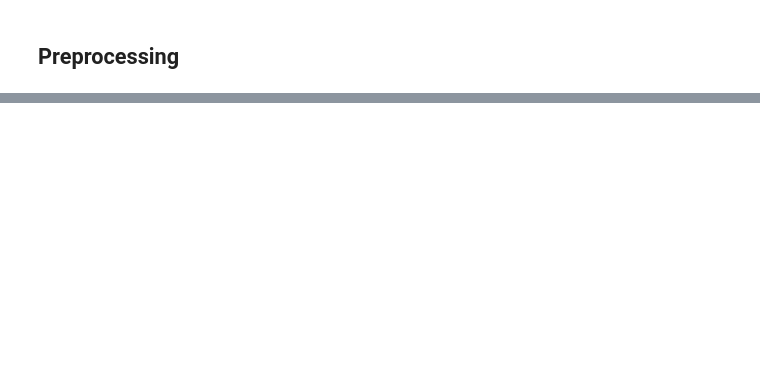
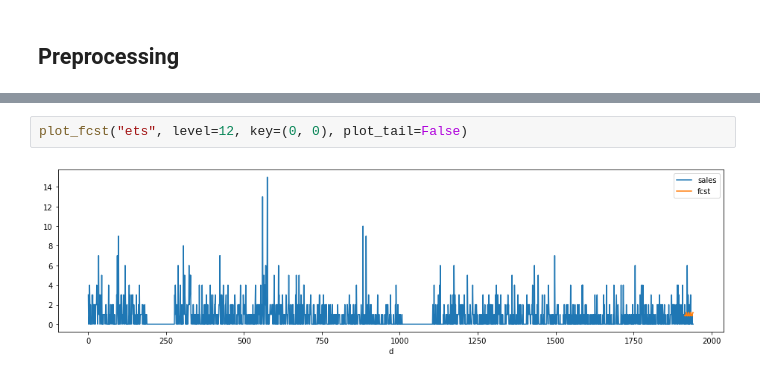
Before and after one commit to coldwhitewinters/m5-forecasting, a Jupyter notebook: notebooks/main.ipynb, the cells around one changed output, grey strips where cells are left out. Saved outputs shown, nothing was run; the diff lists cells and outputs as text; blank space fills up the shorter version.

```diff
--- a/notebooks/main.ipynb
+++ b/notebooks/main.ipynb
@@ -58,0 +124,4 @@ plot_fcst(cfg.DATA_DIR, cfg.FCST_DIR, cfg.MULTI_STEP, level=1)
+# %%
+plot_fcst("ets", level=12, key=(0, 0), plot_tail=False)
+# %% [output]
+[figure, added]
```
Also changed, not shown: parts of 47 cells of this notebook, 2 other files.
